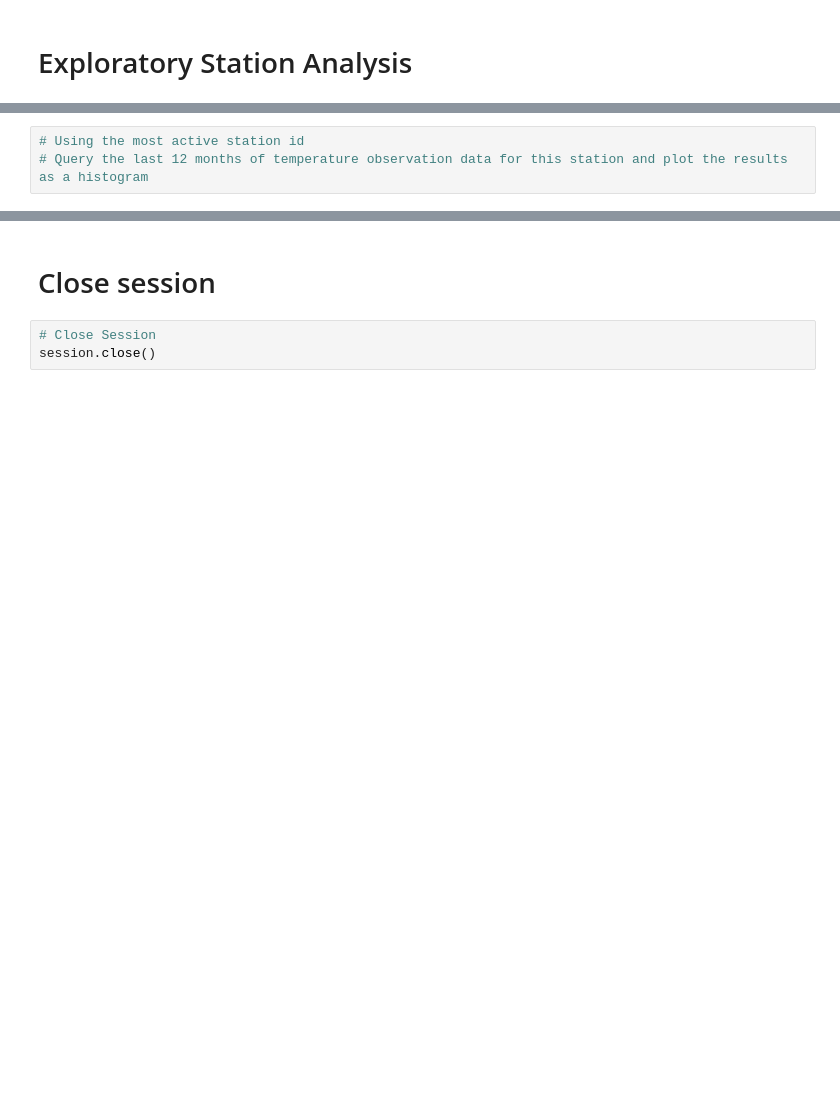
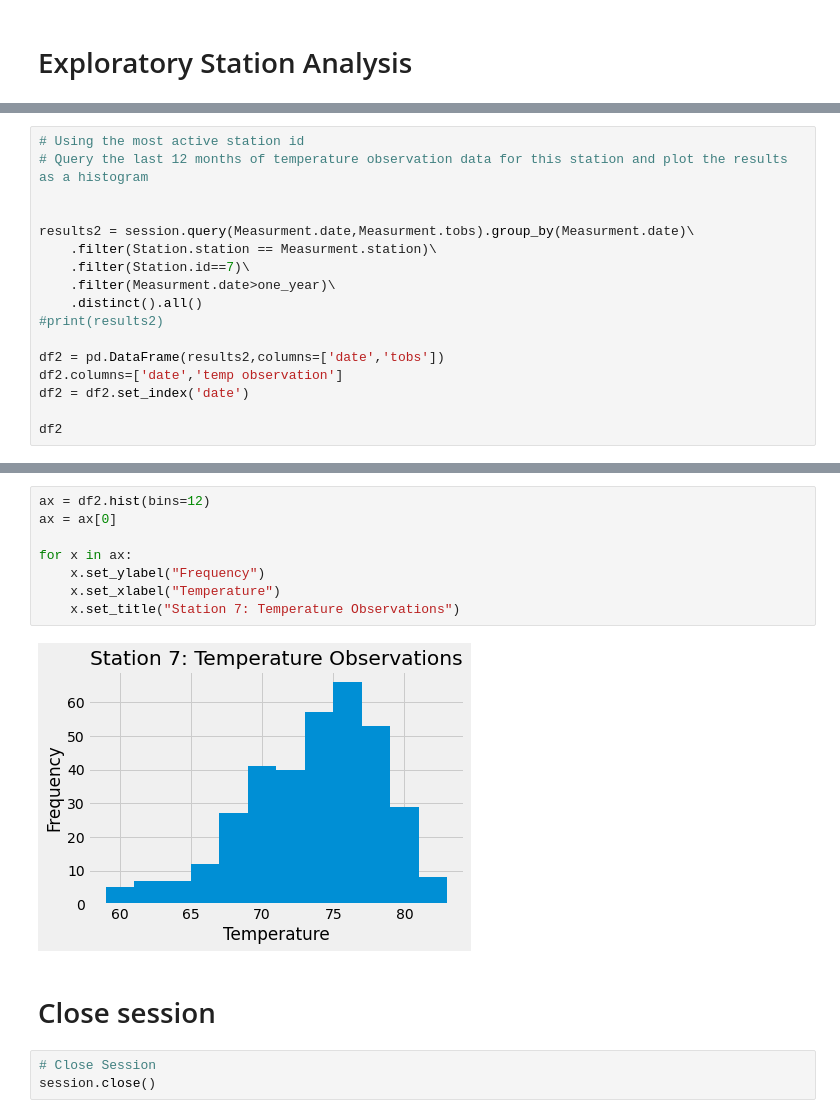
Before and after one commit to ejdublin28/sqlalchemy-challenge, a Jupyter notebook: climate_starter.ipynb, the cells around one changed output, grey strips where cells are left out. Drawn from its saved outputs; the diff is of its cells as text; blank space fills up the shorter version.

```diff
--- a/climate_starter.ipynb
+++ b/climate_starter.ipynb
@@ -150,3 +155,17 @@ print(maxdate)
 # %%
 # Using the most active station id
 # Query the last 12 months of temperature observation data for this station and plot the results as a histogram
+
+
+results2 = session.query(Measurment.date,Measurment.tobs).group_by(Measurment.date)\
+    .filter(Station.station == Measurment.station)\
+    .filter(Station.id==7)\
+    .filter(Measurment.date>one_year)\
+    .distinct().all()
+#print(results2)
+
+df2 = pd.DataFrame(results2,columns=['date','tobs'])
+df2.columns=['date','temp observation']
+df2 = df2.set_index('date')
+
+df2
@@ -153,3 +187,13 @@ print(maxdate)
+# %%
+ax = df2.hist(bins=12)
+ax = ax[0]
+
+for x in ax:
+    x.set_ylabel("Frequency")
+    x.set_xlabel("Temperature")
+    x.set_title("Station 7: Temperature Observations")
+# %% [output]
+[figure, added]
 # %% [markdown]
 # Close session
 # %%
```
Also changed, not shown: parts of 12 cells of this notebook.
